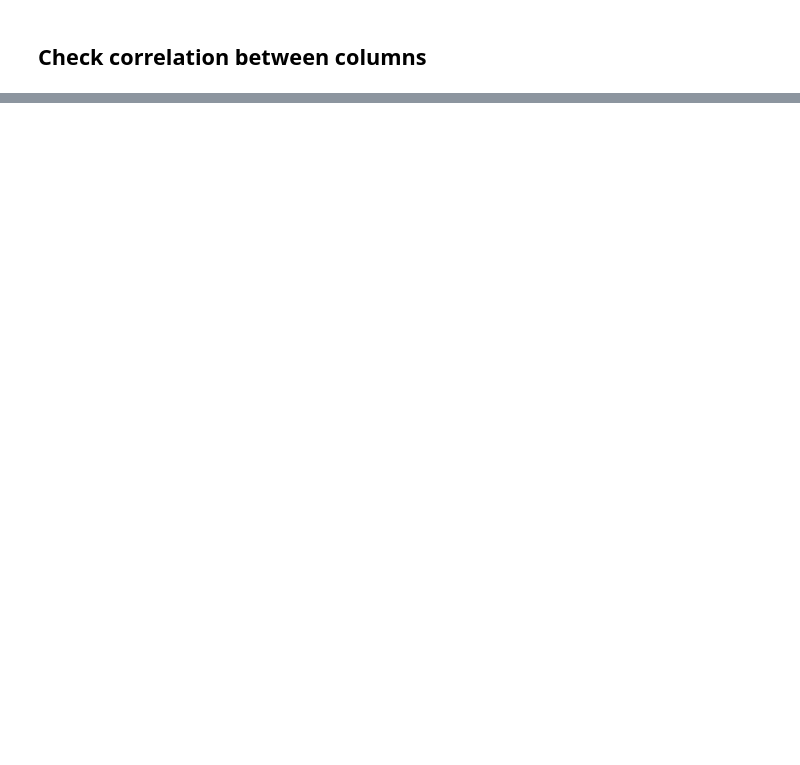
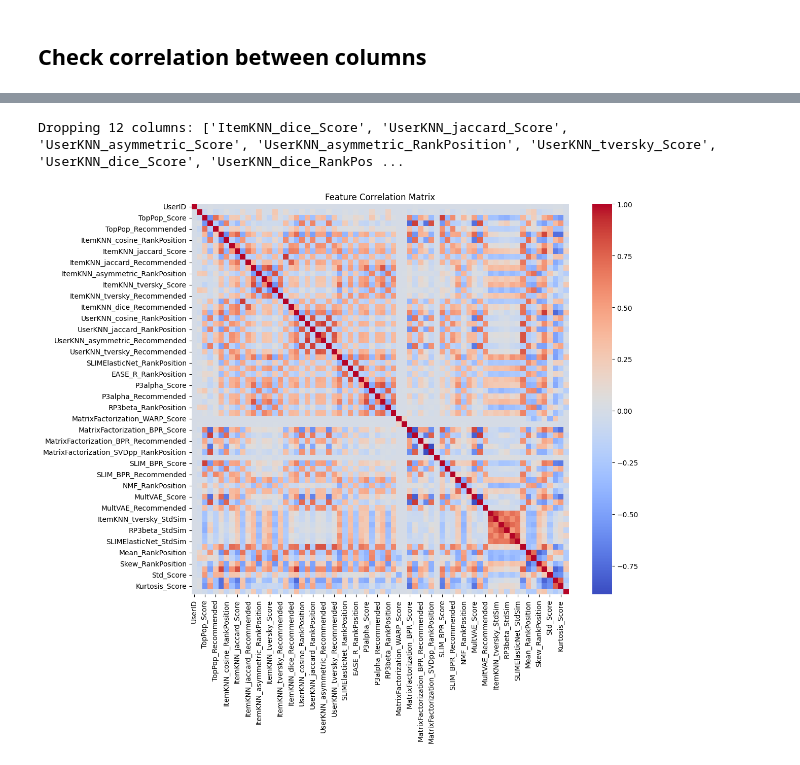
Before and after one commit to Lv1g1/RecSys-Challenge-2025, a Jupyter notebook: Challenge/xg_boost/explore_dataframes.ipynb, the cells around one changed output, grey strips where cells are left out. Cells and saved outputs as stored; diff of their text form; code cells hidden in the pictures; blank space fills up the shorter version.

```diff
--- a/Challenge/xg_boost/explore_dataframes.ipynb
+++ b/Challenge/xg_boost/explore_dataframes.ipynb
@@ -86,0 +126,31 @@ correlation_matrix = df.corr()
+# %%
+import numpy as np
+
+def get_highly_correlated_features(df, threshold=0.95):
+    # Create correlation matrix
+    corr_matrix = df.corr().abs()
+
+    # Select upper triangle of correlation matrix
+    upper = corr_matrix.where(np.triu(np.ones(corr_matrix.shape), k=1).astype(bool))
+
+    # Find features with correlation greater than threshold
+    to_drop = [column for column in upper.columns if any(upper[column] > threshold)]
+
+    return to_drop
+
+# Apply to your data
+cols_to_drop = get_highly_correlated_features(df, threshold=0.9)
+print(f"Dropping {len(cols_to_drop)} columns: {cols_to_drop}")
+# %% [output]
+Dropping 12 columns: ['ItemKNN_dice_Score', 'UserKNN_jaccard_Score', 'UserKNN_asymmetric_Score', 'UserKNN_asymmetric_RankPosition', 'UserKNN_tversky_Score', 'UserKNN_dice_Score', 'UserKNN_dice_RankPos ...
+# %%
+df = df.drop(columns=cols_to_drop)
+# %%
+correlation_matrix = df.corr()
+# %%
+plt.figure(figsize=(12, 10))
+sns.heatmap(correlation_matrix, annot=False, fmt=".2f", cmap='coolwarm')
+plt.title('Feature Correlation Matrix')
+plt.show()
+# %% [output]
+[figure, added]
```
Also changed, not shown: parts of 17 cells of this notebook, 3 other files.
